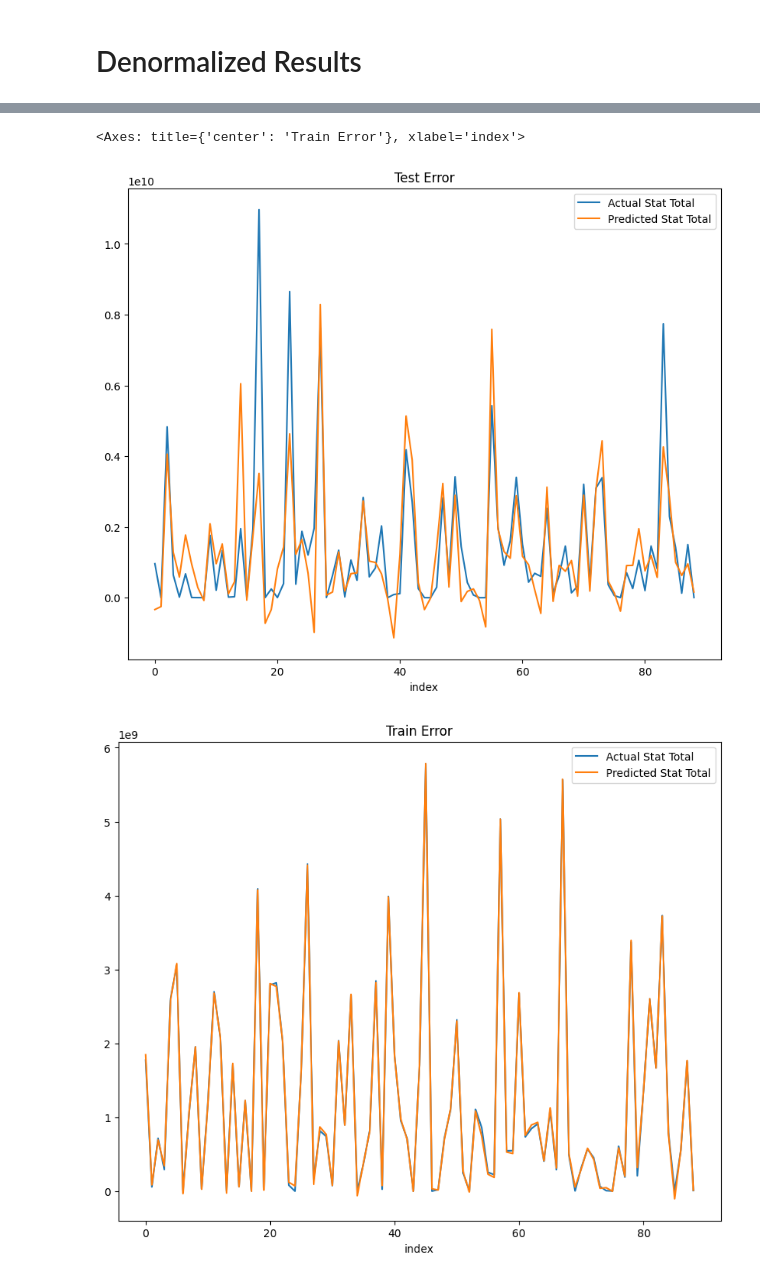
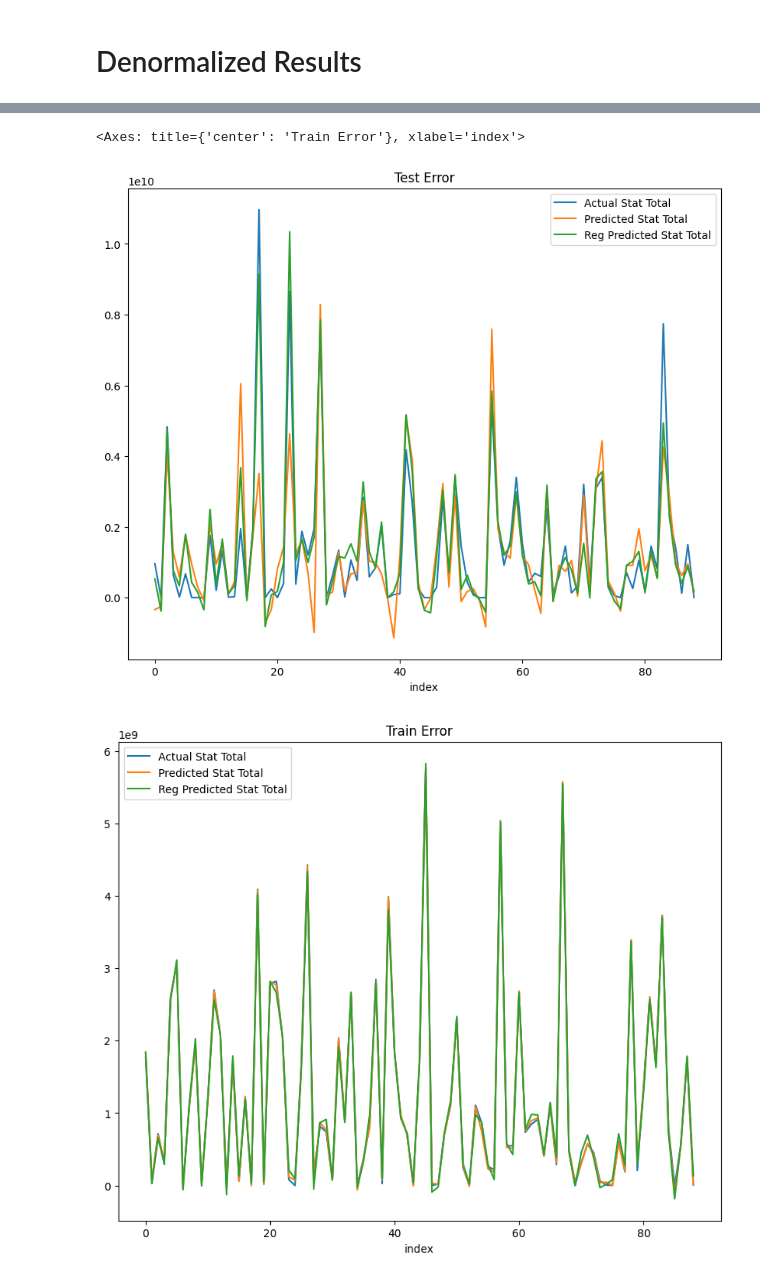
Before and after one commit to lua1235/TornML, a Jupyter notebook: Testbed.ipynb, the cells around one changed output, grey strips where cells are left out. Cells and saved outputs as stored; diff of their text form; code cells hidden in the pictures.

Commit message:
Tested regularized batch ERM

```diff
--- a/Testbed.ipynb
+++ b/Testbed.ipynb
@@ -106,19 +138,28 @@ def loss(a) :
 # %% [markdown]
 ## Epoch Comparision
 # %%
-errors = {'epochs' : [], 'training error' : [], 'testing error' : []}
+errors = {'epochs' : [],
+          'batch training error' : [],
+          'batch testing error' : [],
+          'reg training error' : [],
+          'reg testing error' : []}
 
 for i in range(0, 10000, 100) :
   batch_erm_f, batch_erm_w = batch_erm_learner(train_features, train_labels, loss, epochs = i)
+  reg_f, reg_w = batch_reg_learner(train_features, train_labels, loss, _lambda = 1, epochs = i)
   #print(batch_erm_w)
   #print(batch_erm_f(train_features[0]))
-  train_error = (1/train_n) * sum([(batch_erm_f(x) - y) ** 2 for x, y in zip(train_features, train_labels)])
-  test_error = (1/test_n) * sum([(batch_erm_f(x) - y) ** 2 for x, y in zip(test_features, test_labels)])
+  btrain_error = (1/train_n) * sum([(batch_erm_f(x) - y) ** 2 for x, y in zip(train_features, train_labels)])
+  btest_error = (1/test_n) * sum([(batch_erm_f(x) - y) ** 2 for x, y in zip(test_features, test_labels)])
+  rtrain_error = (1/train_n) * sum([(reg_f(x) - y) ** 2 for x, y in zip(train_features, train_labels)])
+  rtest_error = (1/test_n) * sum([(reg_f(x) - y) ** 2 for x, y in zip(test_features, test_labels)])
   errors['epochs'].append(i)
-  errors['training error'].append(train_error)
-  errors['testing error'].append(test_error)
+  errors['batch training error'].append(btrain_error)
+  errors['batch testing error'].append(btest_error)
+  errors['reg training error'].append(rtrain_error)
+  errors['reg testing error'].append(rtest_error)
 
 errors = pd.DataFrame(errors)
 print(errors)
-errors.plot(figsize=(10, 8), x='epochs', y=['training error', 'testing error'])
+errors.plot(figsize=(10, 8), x='epochs', y=['batch training error', 'batch testing error', 'reg training error', 'reg testing error'])
 # %% [output]
@@ -142,8 +186,9 @@ errors.plot(figsize=(10, 8), x='epochs', y=['training error', 'testing error'])
 # Denormalized Results
 # %%
 batch_erm_f, batch_erm_w = batch_erm_learner(train_features, train_labels, loss, epochs = 100000)
+reg_f, reg_w = batch_reg_learner(train_features, train_labels, loss, _lambda = 1, epochs = 100000)
 
-test_error = {'index' : [], 'Actual Stat Total' : [], 'Predicted Stat Total' : []}
+test_error = {'index' : [], 'Actual Stat Total' : [], 'Predicted Stat Total' : [], 'Reg Predicted Stat Total' : []}
 
 for i, v in enumerate(test_features) :
   test_error['index'].append(i)
@@ -151,13 +196,15 @@ for i, v in enumerate(test_features) :
   test_error['Actual Stat Total'].append(act)
   prd = lMean + lStd * batch_erm_f(v)
   test_error['Predicted Stat Total'].append(prd)
+  rprd = lMean + lStd * reg_f(v)
+  test_error['Reg Predicted Stat Total'].append(rprd)
 
 test_error = pd.DataFrame(test_error)
 print(test_error)
-test_error.plot(figsize=(10, 8), x='index', y=['Actual Stat Total', 'Predicted Stat Total'], title='Test Error')
+test_error.plot(figsize=(10, 8), x='index', y=['Actual Stat Total', 'Predicted Stat Total', 'Reg Predicted Stat Total'], title='Test Error')
 
 
-train_error = {'index' : [], 'Actual Stat Total' : [], 'Predicted Stat Total' : []}
+train_error = {'index' : [], 'Actual Stat Total' : [], 'Predicted Stat Total' : [], 'Reg Predicted Stat Total' : []}
 
 for i, v in enumerate(train_features) :
   train_error['index'].append(i)
@@ -165,8 +212,10 @@ for i, v in enumerate(train_features) :
   train_error['Actual Stat Total'].append(act)
   prd = lMean + lStd * batch_erm_f(v)
   train_error['Predicted Stat Total'].append(prd)
+  rprd = lMean + lStd * reg_f(v)
+  train_error['Reg Predicted Stat Total'].append(rprd)
 
 train_error = pd.DataFrame(train_error)
 print(train_error)
-train_error.plot(figsize=(10, 8), x='index', y=['Actual Stat Total', 'Predicted Stat Total'], title='Train Error')
+train_error.plot(figsize=(10, 8), x='index', y=['Actual Stat Total', 'Predicted Stat Total', 'Reg Predicted Stat Total'], title='Train Error')
 # %% [output]
@@ -190,3 +239,3 @@ train_error.plot(figsize=(10, 8), x='index', y=['Actual Stat Total', 'Predicted
 <Axes: title={'center': 'Train Error'}, xlabel='index'>
-[figure, old version]
+[figure, new version]
-[figure, old version]
+[figure, new version]
```
Also changed, not shown: parts of 4 cells of this notebook.
